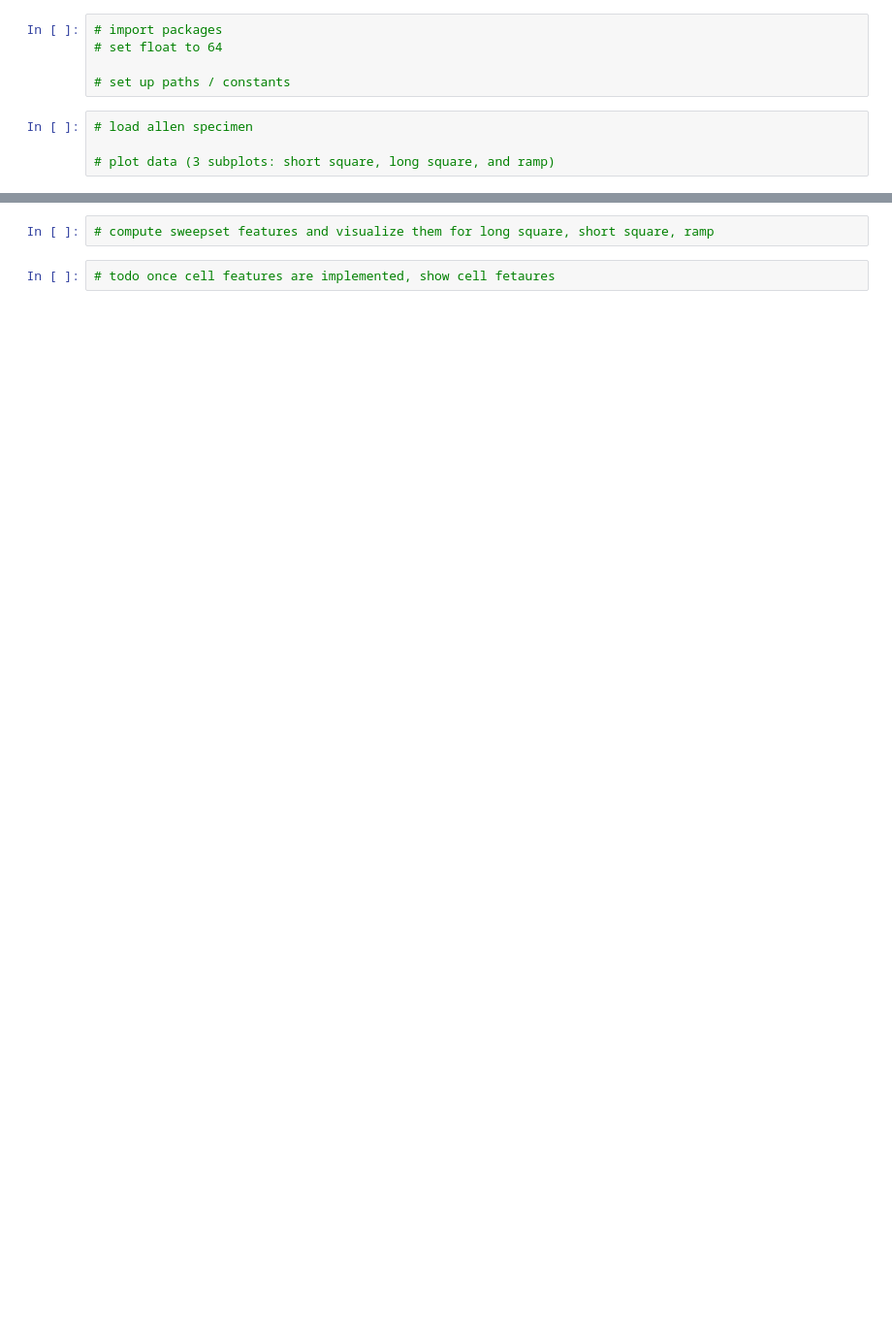
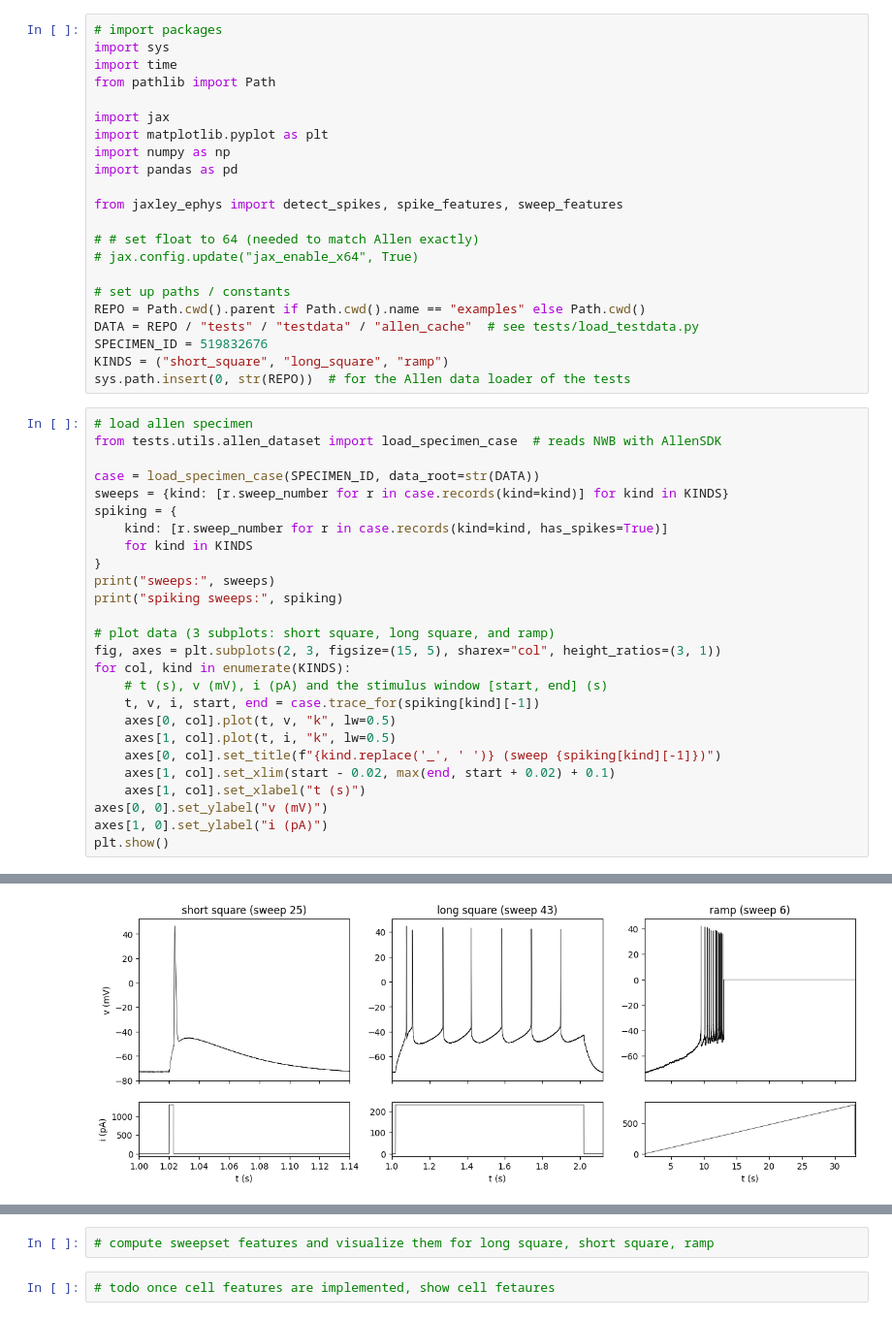
Before and after one commit to jaxleyverse/jaxley-ephys, a Jupyter notebook: examples/00_basics.ipynb, the cells around one changed output, grey strips where cells are left out. Shown at 97% size. Cells and saved outputs as stored; diff of their text form; blank space fills up the shorter version.

```diff
--- a/examples/00_basics.ipynb
+++ b/examples/00_basics.ipynb
@@ -1,9 +1,49 @@
 # %%
 # import packages
-# set float to 64
+import sys
+import time
+from pathlib import Path
+
+import jax
+import matplotlib.pyplot as plt
+import numpy as np
+import pandas as pd
+
+from jaxley_ephys import detect_spikes, spike_features, sweep_features
+
+# # set float to 64 (needed to match Allen exactly)
+# jax.config.update("jax_enable_x64", True)
 
 # set up paths / constants
+REPO = Path.cwd().parent if Path.cwd().name == "examples" else Path.cwd()
+DATA = REPO / "tests" / "testdata" / "allen_cache"  # see tests/load_testdata.py
+SPECIMEN_ID = 519832676
+KINDS = ("short_square", "long_square", "ramp")
+sys.path.insert(0, str(REPO))  # for the Allen data loader of the tests
 # %%
 # load allen specimen
+from tests.utils.allen_dataset import load_specimen_case  # reads NWB with AllenSDK
+
+case = load_specimen_case(SPECIMEN_ID, data_root=str(DATA))
+sweeps = {kind: [r.sweep_number for r in case.records(kind=kind)] for kind in KINDS}
+spiking = {
+    kind: [r.sweep_number for r in case.records(kind=kind, has_spikes=True)]
+    for kind in KINDS
+}
+print("sweeps:", sweeps)
+print("spiking sweeps:", spiking)
 
 # plot data (3 subplots: short square, long square, and ramp)
+fig, axes = plt.subplots(2, 3, figsize=(15, 5), sharex="col", height_ratios=(3, 1))
+for col, kind in enumerate(KINDS):
+    # t (s), v (mV), i (pA) and the stimulus window [start, end] (s)
+    t, v, i, start, end = case.trace_for(spiking[kind][-1])
+    axes[0, col].plot(t, v, "k", lw=0.5)
+    axes[1, col].plot(t, i, "k", lw=0.5)
+    axes[0, col].set_title(f"{kind.replace('_', ' ')} (sweep {spiking[kind][-1]})")
+    axes[1, col].set_xlim(start - 0.02, max(end, start + 0.02) + 0.1)
+    axes[1, col].set_xlabel("t (s)")
+axes[0, 0].set_ylabel("v (mV)")
+axes[1, 0].set_ylabel("i (pA)")
+plt.show()
+# %% [output]
@@ -10,2 +52,3 @@
+[figure, added]
 # %%
 # compute events and visualize them for long square
```
Also changed, not shown: parts of 6 cells of this notebook, 32 other files.
